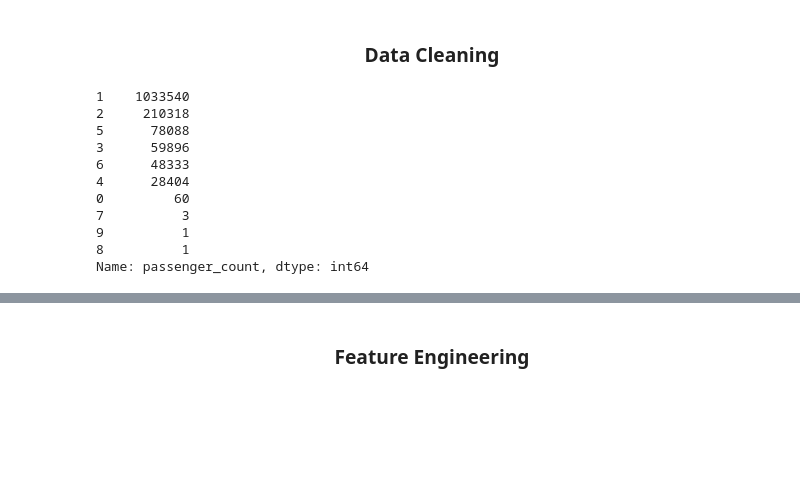
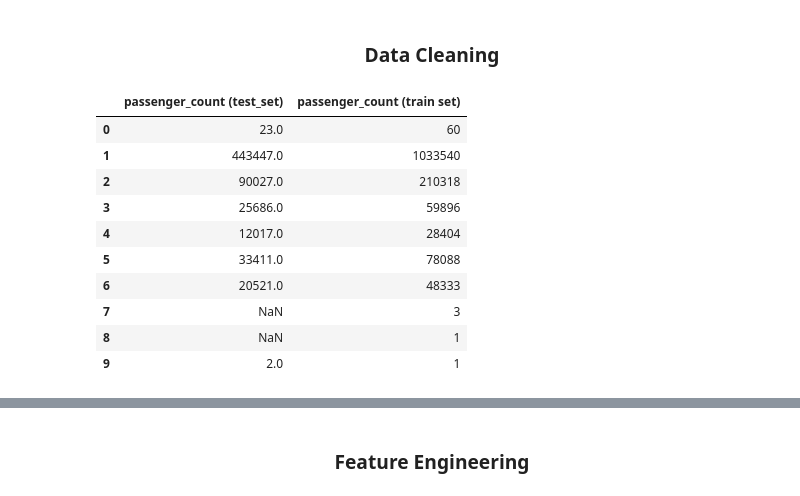
Before and after one commit to MelanVijayaratnam/Kaggle-nb, a Jupyter notebook: Taxi/Taxi.ipynb, the cells around one changed output, grey strips where cells are left out. Drawn from its saved outputs; the diff is of its cells as text; code cells hidden in the pictures; blank space fills up the shorter version.

```diff
--- a/Taxi/Taxi.ipynb
+++ b/Taxi/Taxi.ipynb
@@ -94,6 +97,6 @@ There's no missing data in both the train and test dataframe
 # %% [markdown]
 <u>Target Feature</u>
 # %%
-pd.options.display.float_format = '{:,.2f}'.format
+# pd.options.display.float_format = '{:,.2f}'.format
 train_df['trip_duration'].describe()
 # %% [output]
@@ -154,18 +157,19 @@ We observe that there is not strong relation with the trip duration and the actu
 We need to feature engineering the string features to establish a new correlation plot as we might infer something more interesting.
 # %% [markdown]
 <h3 style="text-align:center">Data Cleaning</h3>
-# %%
-train_df['passenger_count'].value_counts()
-# %% [output]
-1    1033540
-2     210318
-5      78088
-3      59896
-6      48333
-4      28404
-0         60
-7          3
-9          1
-8          1
-Name: passenger_count, dtype: int64
+# %%
+pd.DataFrame( {'passenger_count (train set)': train_df['passenger_count'].value_counts(),
+              'passenger_count (test_set)' : test_df['passenger_count'].value_counts()} )
+# %% [output]
+|  | passenger_count (test_set) | passenger_count (train set) |
+| 0 | 23.0 | 60 |
+| 1 | 443447.0 | 1033540 |
+| 2 | 90027.0 | 210318 |
+| 3 | 25686.0 | 59896 |
+| 4 | 12017.0 | 28404 |
+| 5 | 33411.0 | 78088 |
+| 6 | 20521.0 | 48333 |
+| 7 | NaN | 3 |
+| 8 | NaN | 1 |
+| 9 | 2.0 | 1 |
 # %%
```
Also changed, not shown: parts of 4 cells of this notebook.
